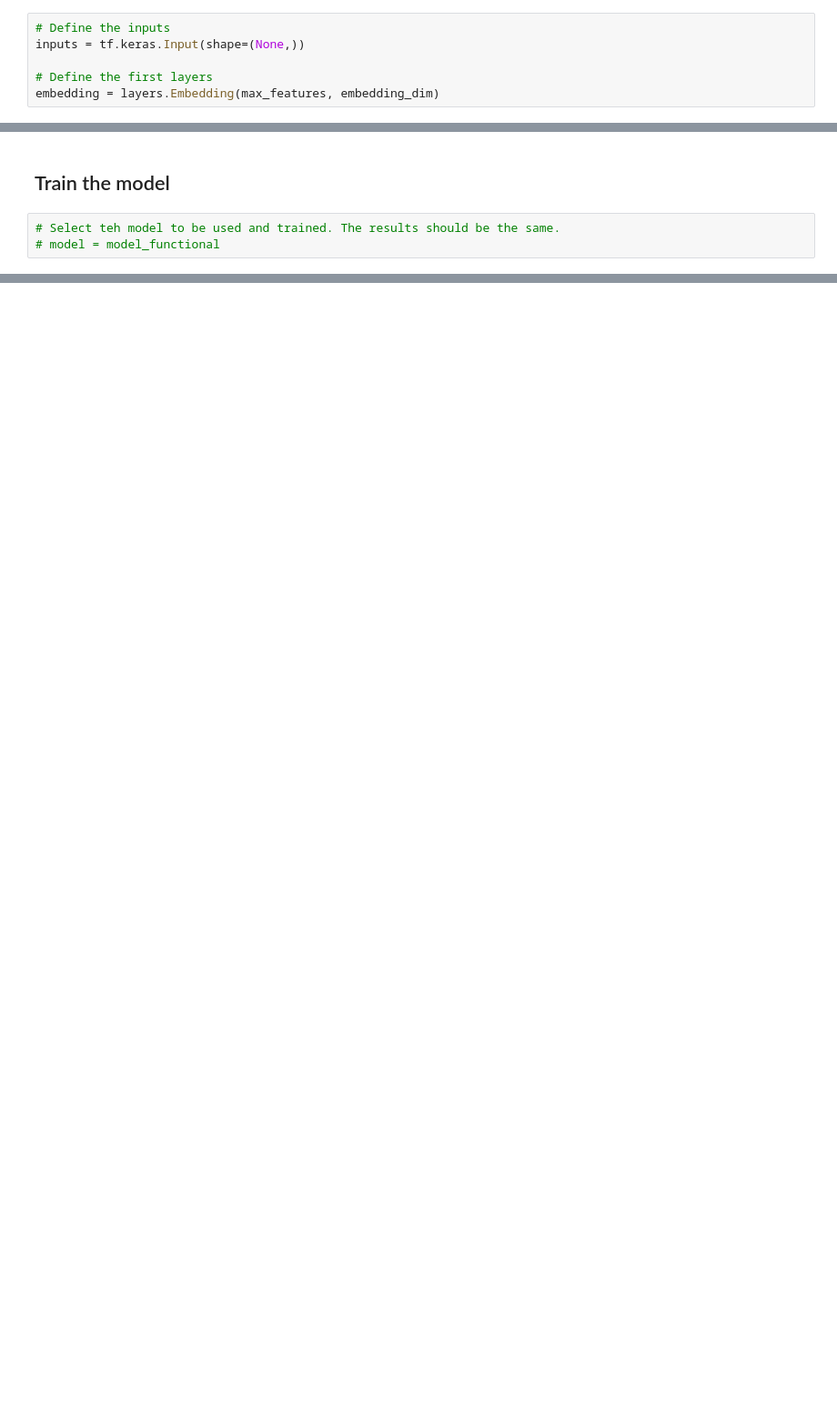
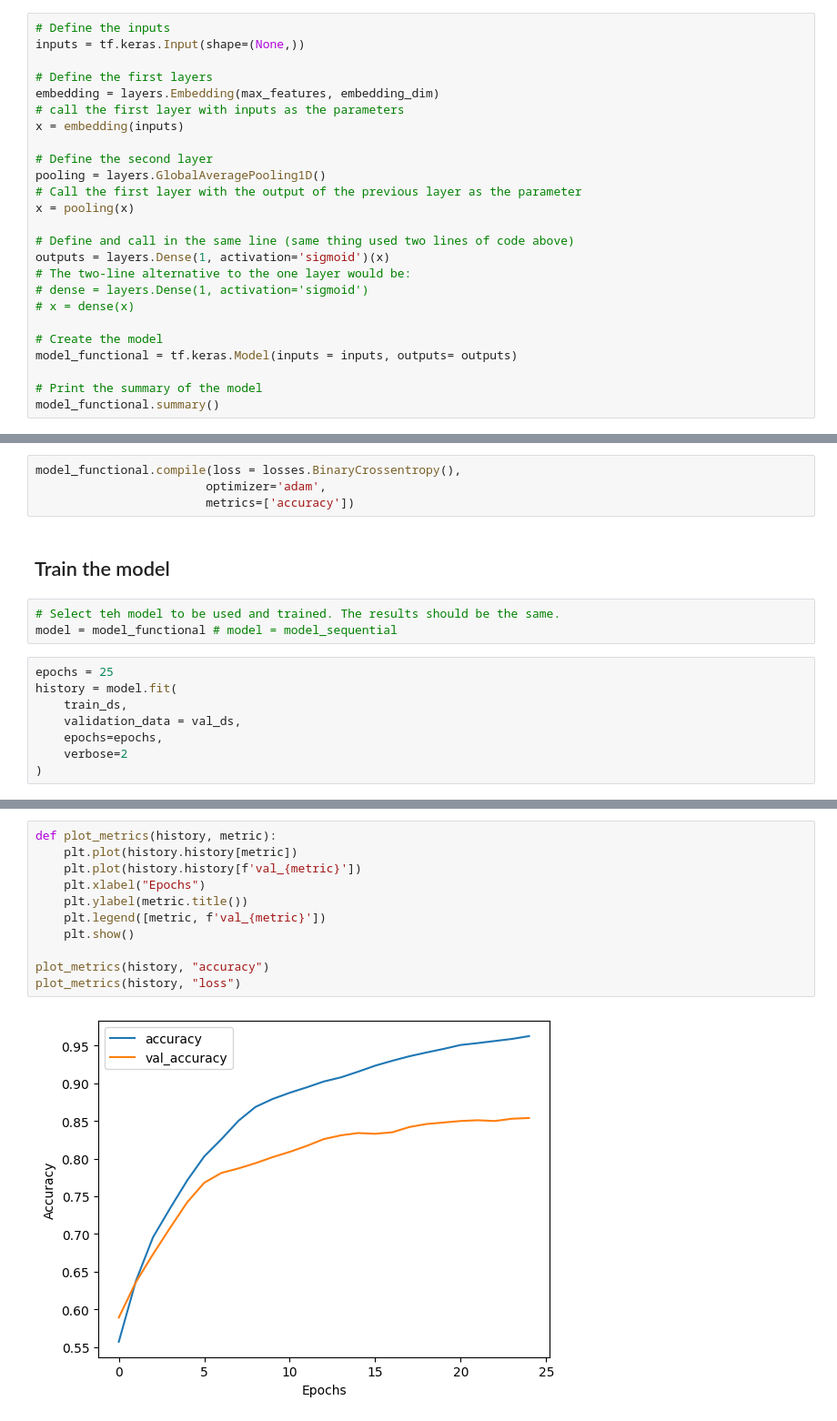
Before and after one commit to Alhamza-Mohamed/NLP-LLM, a Jupyter notebook: Natural Language Processing with Sequence Models/Lab_1-1.ipynb, the cells around one changed output, grey strips where cells are left out. Shown at 91% size. Cells and saved outputs as stored; diff of their text form; blank space fills up the shorter version.

Commit message:
Train the model

```diff
--- a/Natural Language Processing with Sequence Models/Lab_1-1.ipynb
+++ b/Natural Language Processing with Sequence Models/Lab_1-1.ipynb
@@ -223,3 +225,22 @@ inputs = tf.keras.Input(shape=(None,))
 
 # Define the first layers
 embedding = layers.Embedding(max_features, embedding_dim)
+# call the first layer with inputs as the parameters
+x = embedding(inputs)
+
+# Define the second layer
+pooling = layers.GlobalAveragePooling1D()
+# Call the first layer with the output of the previous layer as the parameter
+x = pooling(x)
+
+# Define and call in the same line (same thing used two lines of code above)
+outputs = layers.Dense(1, activation='sigmoid')(x)
+# The two-line alternative to the one layer would be:
+# dense = layers.Dense(1, activation='sigmoid')
+# x = dense(x)
+
+# Create the model
+model_functional = tf.keras.Model(inputs = inputs, outputs= outputs)
+
+# Print the summary of the model
+model_functional.summary()
@@ -226,5 +264,17 @@ embedding = layers.Embedding(max_features, embedding_dim)
+# %%
+model_functional.compile(loss = losses.BinaryCrossentropy(),
+                        optimizer='adam',
+                        metrics=['accuracy'])
 # %% [markdown]
 ## Train the model
 # %%
 # Select teh model to be used and trained. The results should be the same.
-# model = model_functional
+model = model_functional # model = model_sequential
+# %%
+epochs = 25
+history = model.fit(
+    train_ds,
+    validation_data = val_ds,
+    epochs=epochs,
+    verbose=2
+)
@@ -230,0 +308,13 @@ embedding = layers.Embedding(max_features, embedding_dim)
+# %%
+def plot_metrics(history, metric):
+    plt.plot(history.history[metric])
+    plt.plot(history.history[f'val_{metric}'])
+    plt.xlabel("Epochs")
+    plt.ylabel(metric.title())
+    plt.legend([metric, f'val_{metric}'])
+    plt.show()
+
+plot_metrics(history, "accuracy")
+plot_metrics(history, "loss")
+# %% [output]
+[figure, added]
```
Also changed, not shown: parts of 6 cells of this notebook.
